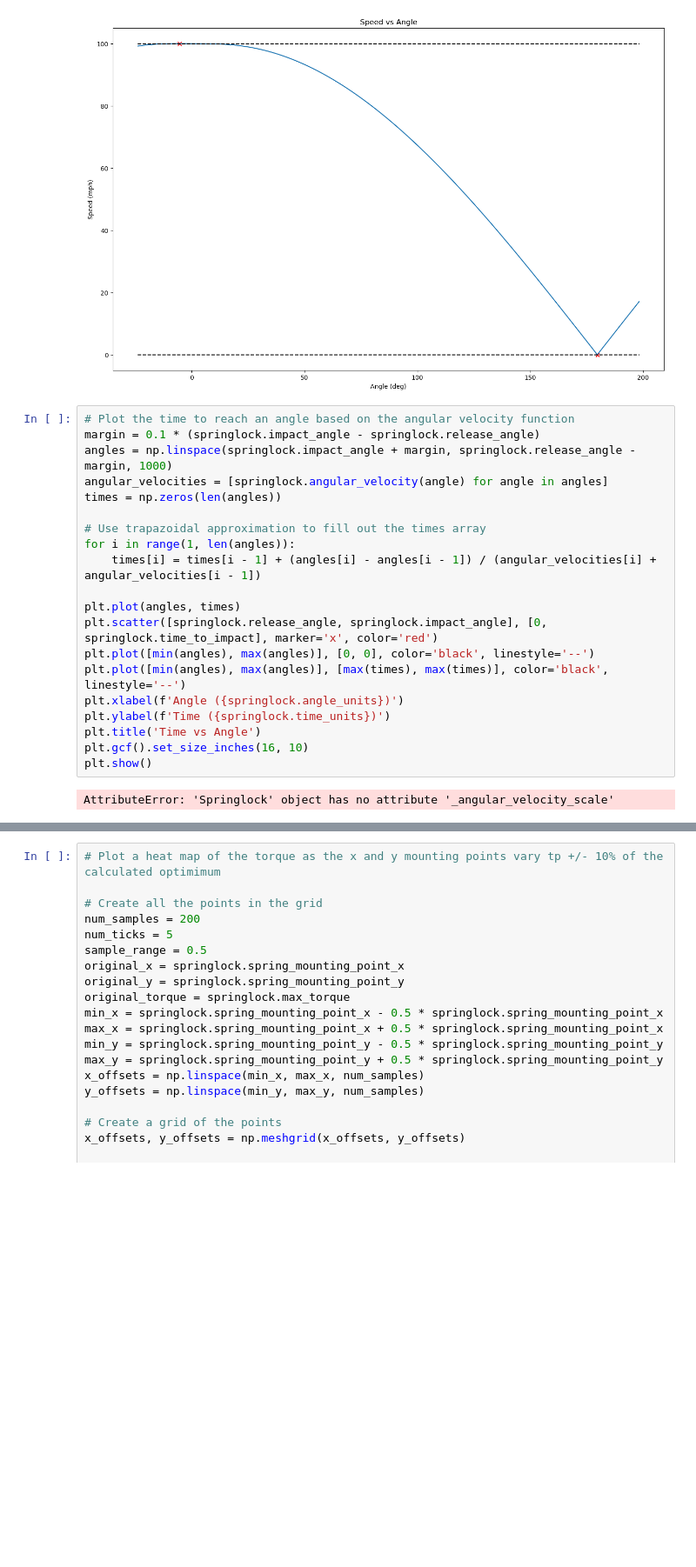
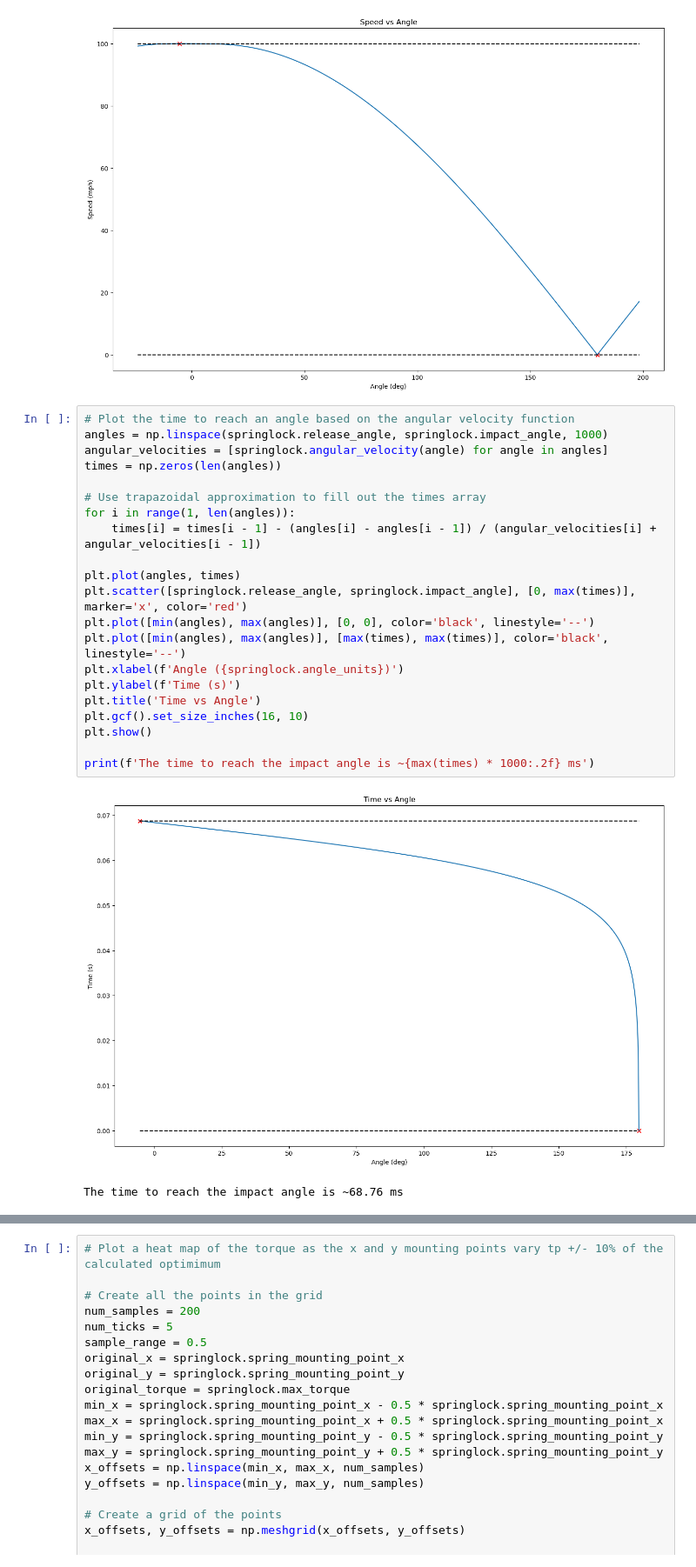
Before and after one commit to tux2603/emu, a Jupyter notebook: tools/weapon_optimizer.ipynb, the cells around one changed output, grey strips where cells are left out. Shown at 87% size. Cells and saved outputs as stored; diff of their text form; blank space fills up the shorter version.

```diff
--- a/tools/weapon_optimizer.ipynb
+++ b/tools/weapon_optimizer.ipynb
@@ -900,23 +434,25 @@ plt.show()
 [figure]
 # %%
 # Plot the time to reach an angle based on the angular velocity function
-margin = 0.1 * (springlock.impact_angle - springlock.release_angle)
-angles = np.linspace(springlock.impact_angle + margin, springlock.release_angle - margin, 1000)
+angles = np.linspace(springlock.release_angle, springlock.impact_angle, 1000)
 angular_velocities = [springlock.angular_velocity(angle) for angle in angles]
 times = np.zeros(len(angles))
 
 # Use trapazoidal approximation to fill out the times array
 for i in range(1, len(angles)):
-    times[i] = times[i - 1] + (angles[i] - angles[i - 1]) / (angular_velocities[i] + angular_velocities[i - 1])
+    times[i] = times[i - 1] - (angles[i] - angles[i - 1]) / (angular_velocities[i] + angular_velocities[i - 1])
 
 plt.plot(angles, times)
-plt.scatter([springlock.release_angle, springlock.impact_angle], [0, springlock.time_to_impact], marker='x', color='red')
+plt.scatter([springlock.release_angle, springlock.impact_angle], [0, max(times)], marker='x', color='red')
 plt.plot([min(angles), max(angles)], [0, 0], color='black', linestyle='--')
 plt.plot([min(angles), max(angles)], [max(times), max(times)], color='black', linestyle='--')
 plt.xlabel(f'Angle ({springlock.angle_units})')
-plt.ylabel(f'Time ({springlock.time_units})')
+plt.ylabel(f'Time (s)')
 plt.title('Time vs Angle')
 plt.gcf().set_size_inches(16, 10)
 plt.show()
+
+print(f'The time to reach the impact angle is ~{max(times) * 1000:.2f} ms')
 # %% [output]
+[figure, added]
-AttributeError: 'Springlock' object has no attribute '_angular_velocity_scale'
+The time to reach the impact angle is ~68.76 ms
```
Also changed, not shown: parts of 7 cells of this notebook, 1 other file.
